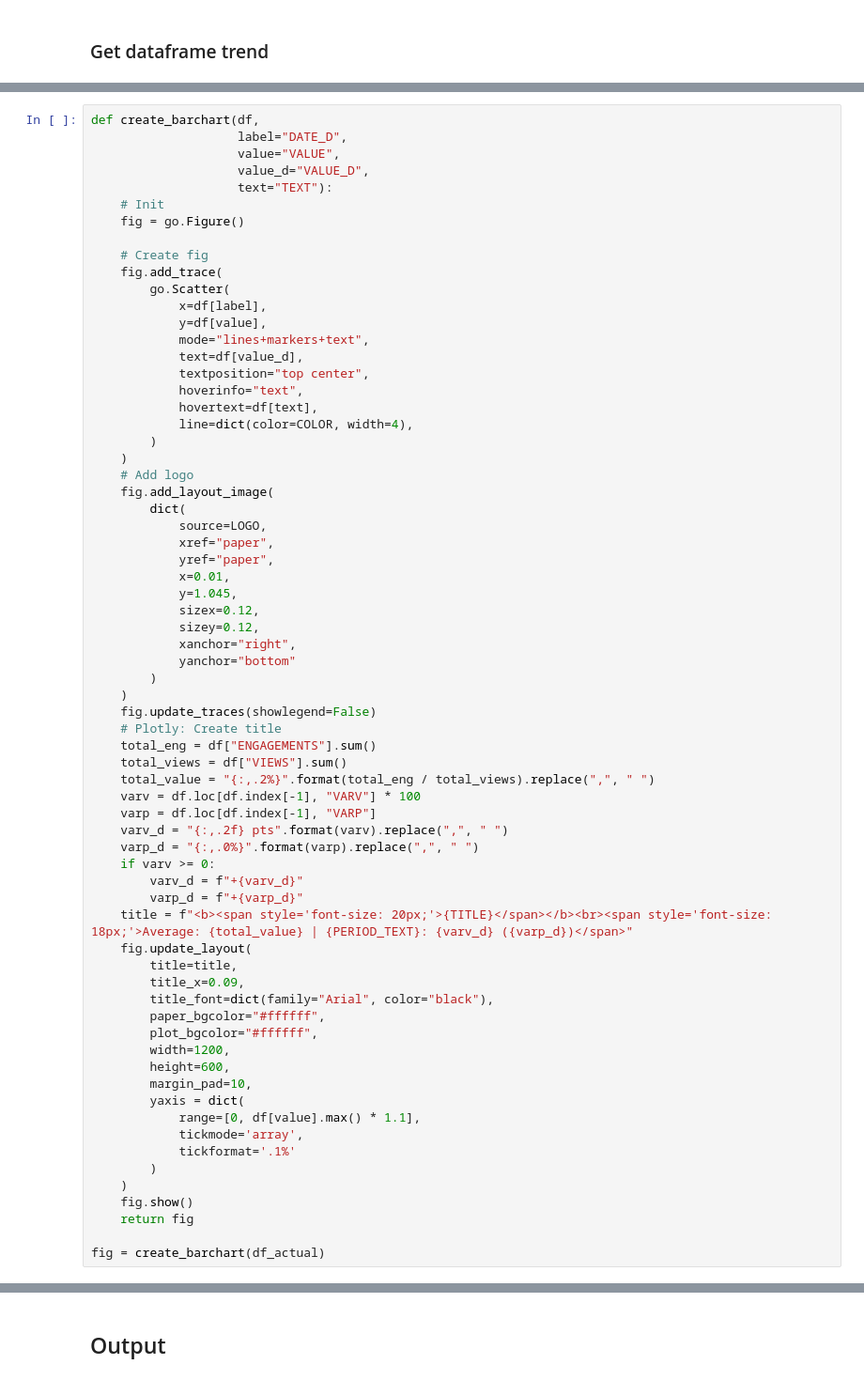
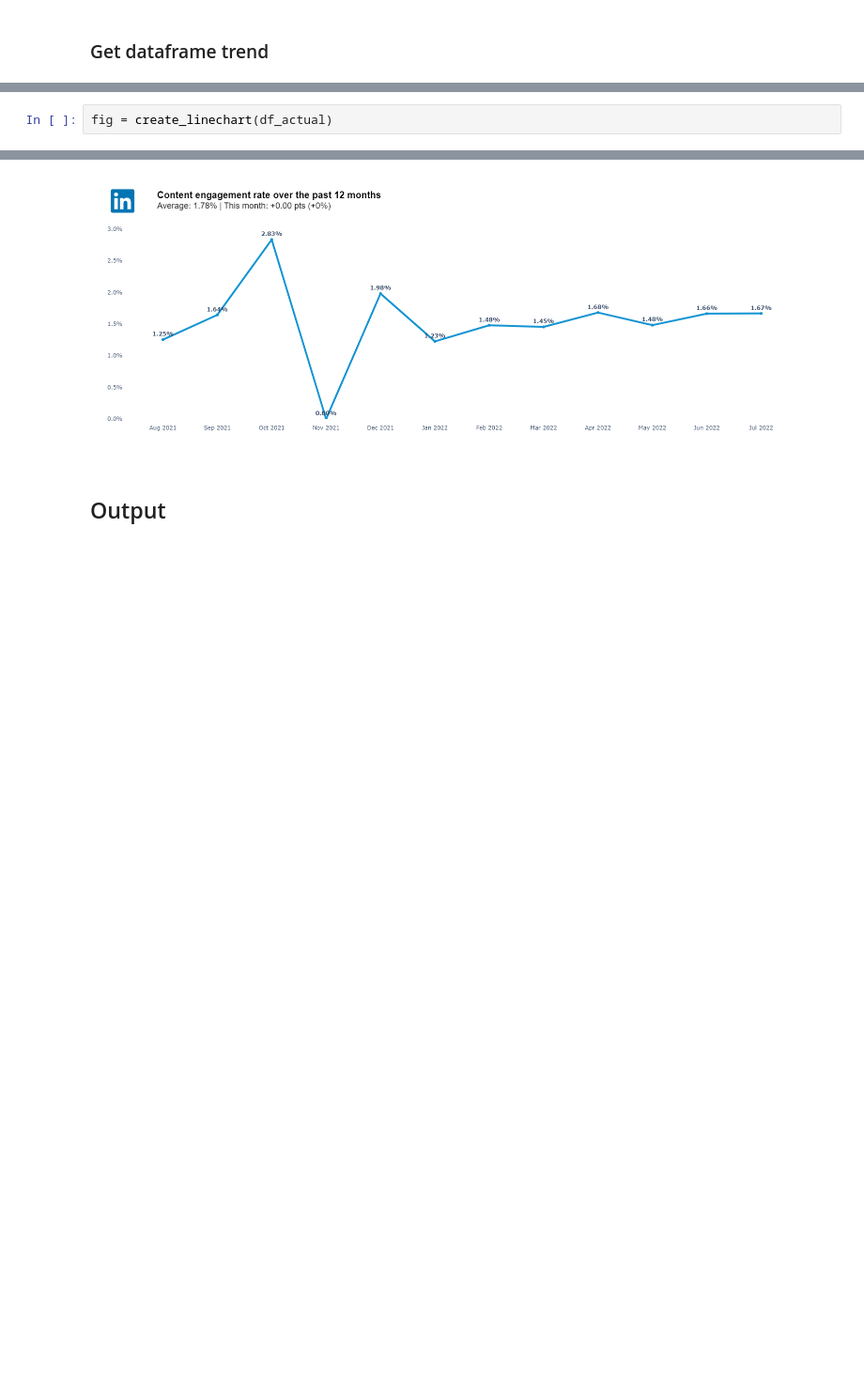
Before and after one commit to jupyter-naas/naas-content-engine, a Jupyter notebook: LinkedIn/LinkedIn_Follow_company_content_engagement_rate_monthly.ipynb, the cells around one changed output, grey strips where cells are left out. Shown at 94% size. Saved outputs shown, nothing was run; the diff lists cells and outputs as text; blank space fills up the shorter version.

```diff
--- a/LinkedIn/LinkedIn_Follow_company_content_engagement_rate_monthly.ipynb
+++ b/LinkedIn/LinkedIn_Follow_company_content_engagement_rate_monthly.ipynb
@@ -143,70 +84,4 @@ df_actual#.tail(5)
 # %%
-def create_barchart(df,
-                    label="DATE_D",
-                    value="VALUE",
-                    value_d="VALUE_D",
-                    text="TEXT"):
-    # Init
-    fig = go.Figure()
-
-    # Create fig
-    fig.add_trace(
-        go.Scatter(
-            x=df[label],
-            y=df[value],
-            mode="lines+markers+text",
-            text=df[value_d],
-            textposition="top center",
-            hoverinfo="text",
-            hovertext=df[text],
-            line=dict(color=COLOR, width=4),
-        )
-    )
-    # Add logo
-    fig.add_layout_image(
-        dict(
-            source=LOGO,
-            xref="paper",
-            yref="paper",
-            x=0.01,
-            y=1.045,
-            sizex=0.12,
-            sizey=0.12,
-            xanchor="right",
-            yanchor="bottom"
-        )
-    )
-    fig.update_traces(showlegend=False)
-    # Plotly: Create title
-    total_eng = df["ENGAGEMENTS"].sum()
-    total_views = df["VIEWS"].sum()
-    total_value = "{:,.2%}".format(total_eng / total_views).replace(",", " ")
-    varv = df.loc[df.index[-1], "VARV"] * 100
-    varp = df.loc[df.index[-1], "VARP"]
-    varv_d = "{:,.2f} pts".format(varv).replace(",", " ")
-    varp_d = "{:,.0%}".format(varp).replace(",", " ")
-    if varv >= 0:
-        varv_d = f"+{varv_d}"
-        varp_d = f"+{varp_d}"
-    title = f"<b><span style='font-size: 20px;'>{TITLE}</span></b><br><span style='font-size: 18px;'>Average: {total_value} | {PERIOD_TEXT}: {varv_d} ({varp_d})</span>"
-    fig.update_layout(
-        title=title,
-        title_x=0.09,
-        title_font=dict(family="Arial", color="black"),
-        paper_bgcolor="#ffffff",
-        plot_bgcolor="#ffffff",
-        width=1200,
-        height=600,
-        margin_pad=10,
-        yaxis = dict(
-            range=[0, df[value].max() * 1.1],
-            tickmode='array',
-            tickformat='.1%'
-        )
-    )
-    fig.show()
-    return fig
-
-fig = create_barchart(df_actual)
+fig = create_linechart(df_actual)
 # %% [output]
 [interactive output not drawn]
@@ -214,3 +88,4 @@ fig = create_barchart(df_actual)
+[figure, added]
 # %% [markdown]
 ## Output
 # %% [markdown]
```
Also changed, not shown: parts of 5 cells of this notebook, 2 other files.
